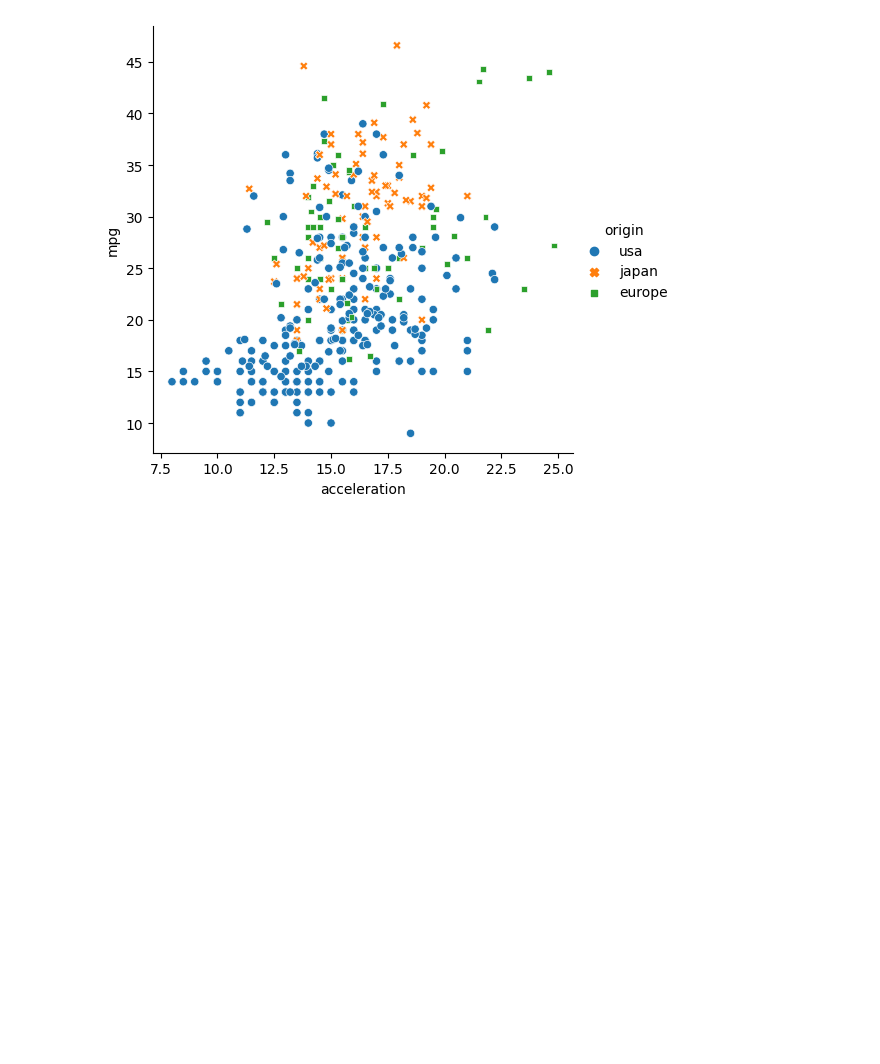
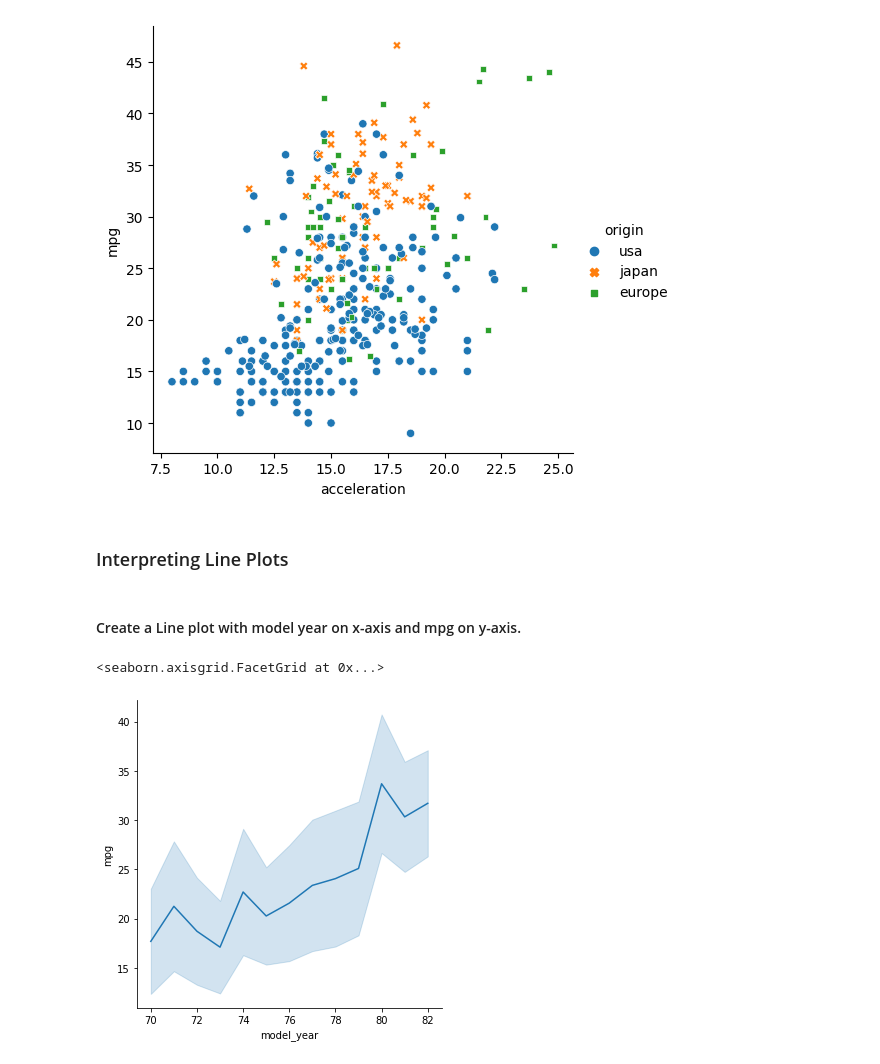
Before and after one commit to ishtiakrongon/Datacamp-Introduction_to_Data_Visualization_with_Seaborn, a Jupyter notebook: Visualizing two quantitative variables.ipynb, the cells around one changed output. Cells and saved outputs as stored; diff of their text form; code cells hidden in the pictures; blank space fills up the shorter version.

```diff
--- a/Visualizing two quantitative variables.ipynb
+++ b/Visualizing two quantitative variables.ipynb
@@ -290,3 +290,18 @@ sns.relplot(
 # %% [output]
 <seaborn.axisgrid.FacetGrid at 0x...>
 [figure]
+# %% [markdown]
+### Interpreting Line Plots
+# %% [markdown]
+#### Create a Line plot with model year on x-axis and mpg on y-axis.
+# %%
+sns.relplot(
+    x = 'model_year',
+    y = 'mpg',
+    data = mpg,
+    kind = "line",
+    ci = 'sd'
+)
+# %% [output]
+<seaborn.axisgrid.FacetGrid at 0x...>
+[figure, added]
```
Also changed, not shown: parts of 3 cells of this notebook.
